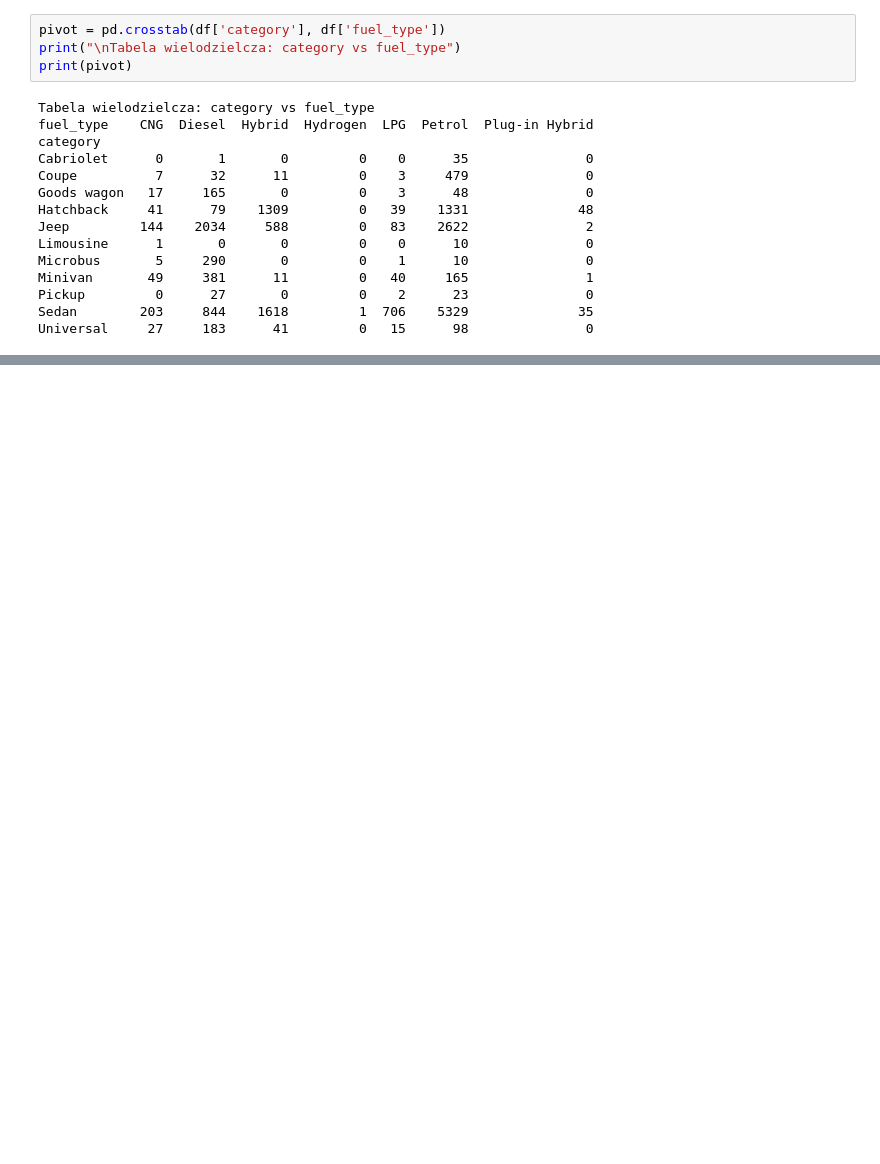
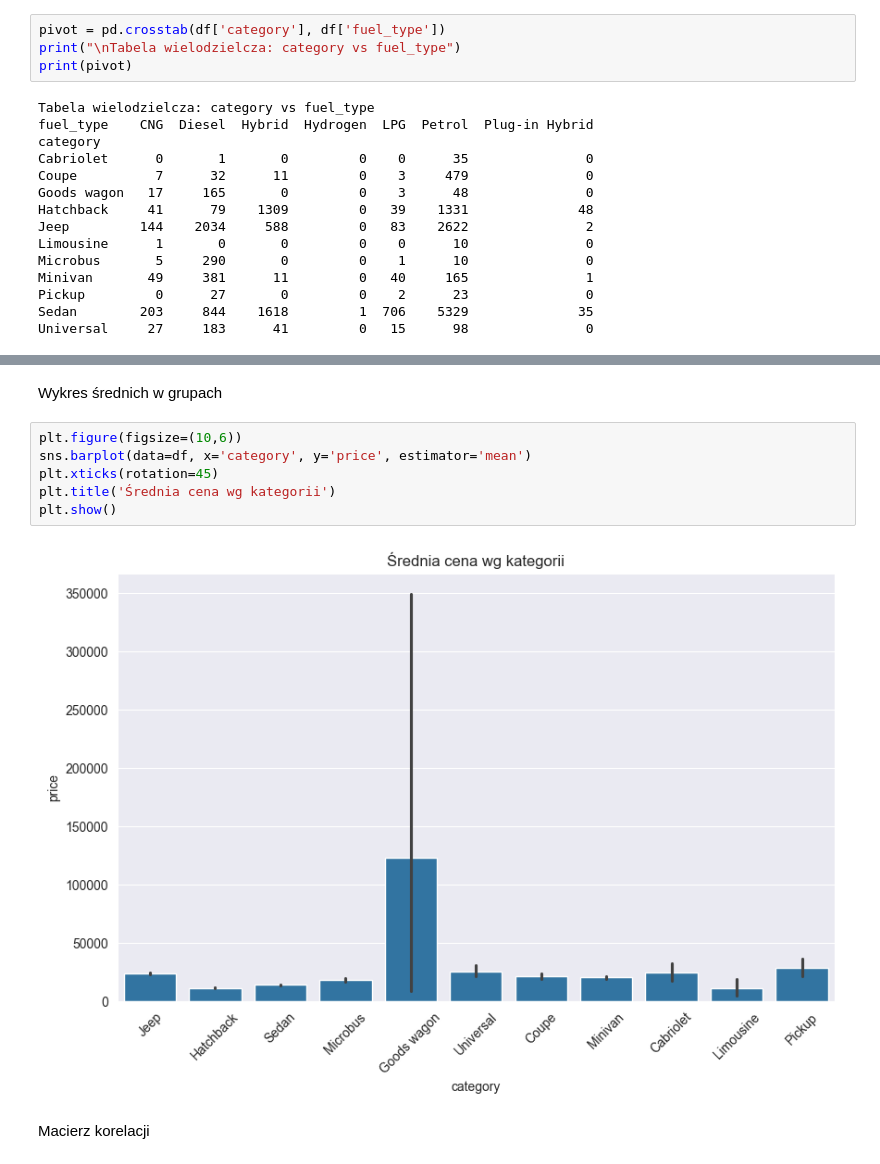
Before and after one commit to julia6twp/eksploracja_projekt, a Jupyter notebook: model1.ipynb, the cells around one changed output, grey strips where cells are left out. Cells and saved outputs as stored; diff of their text form; blank space fills up the shorter version.

```diff
--- a/model1.ipynb
+++ b/model1.ipynb
@@ -275,3 +288,15 @@ Universal     27     183      41         0   15      98               0
+# %% [markdown]
+Wykres średnich w grupach
+# %%
+plt.figure(figsize=(10,6))
+sns.barplot(data=df, x='category', y='price', estimator='mean')
+plt.xticks(rotation=45)
+plt.title('Średnia cena wg kategorii')
+plt.show()
+# %% [output]
+[figure, added]
+# %% [markdown]
+Macierz korelacji
 # %%
 quantitative_cols = ['price', 'levy', 'engine_volume', 'mileage', 'cylinders', 'airbags']
 corr_matrix = df[quantitative_cols].corr()
```
Also changed, not shown: parts of 15 cells of this notebook.
